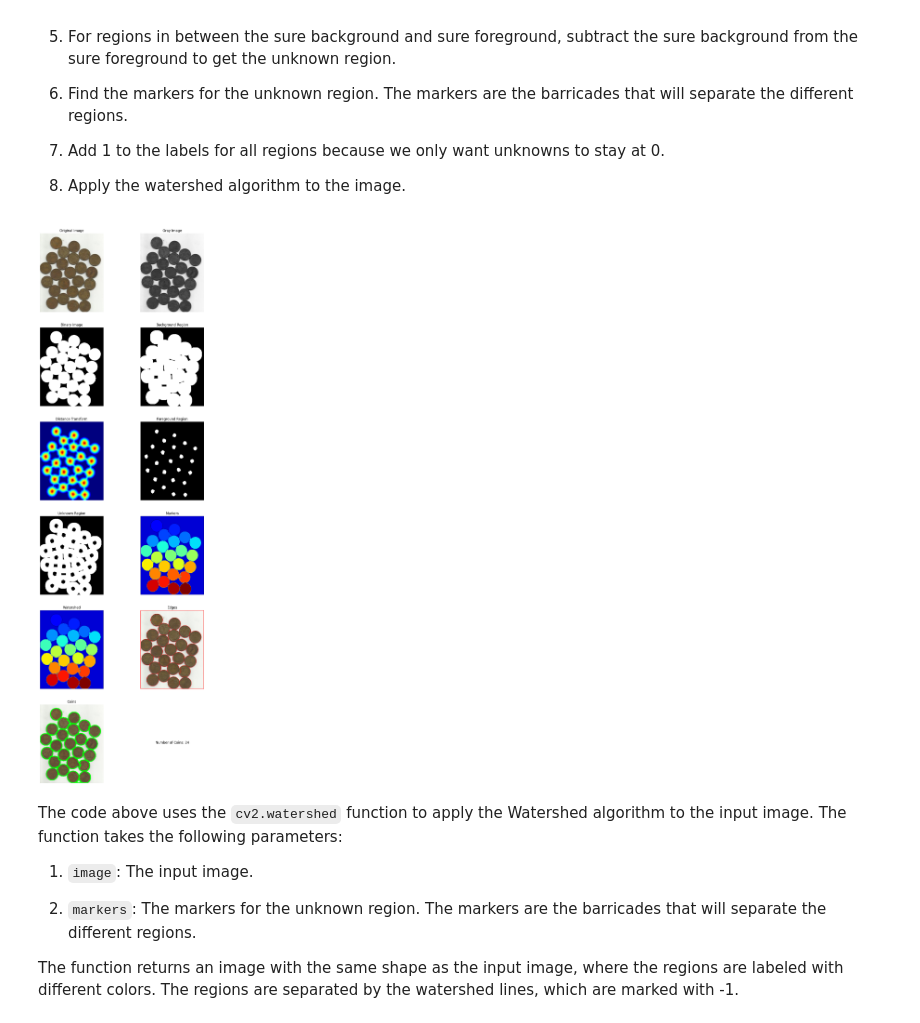
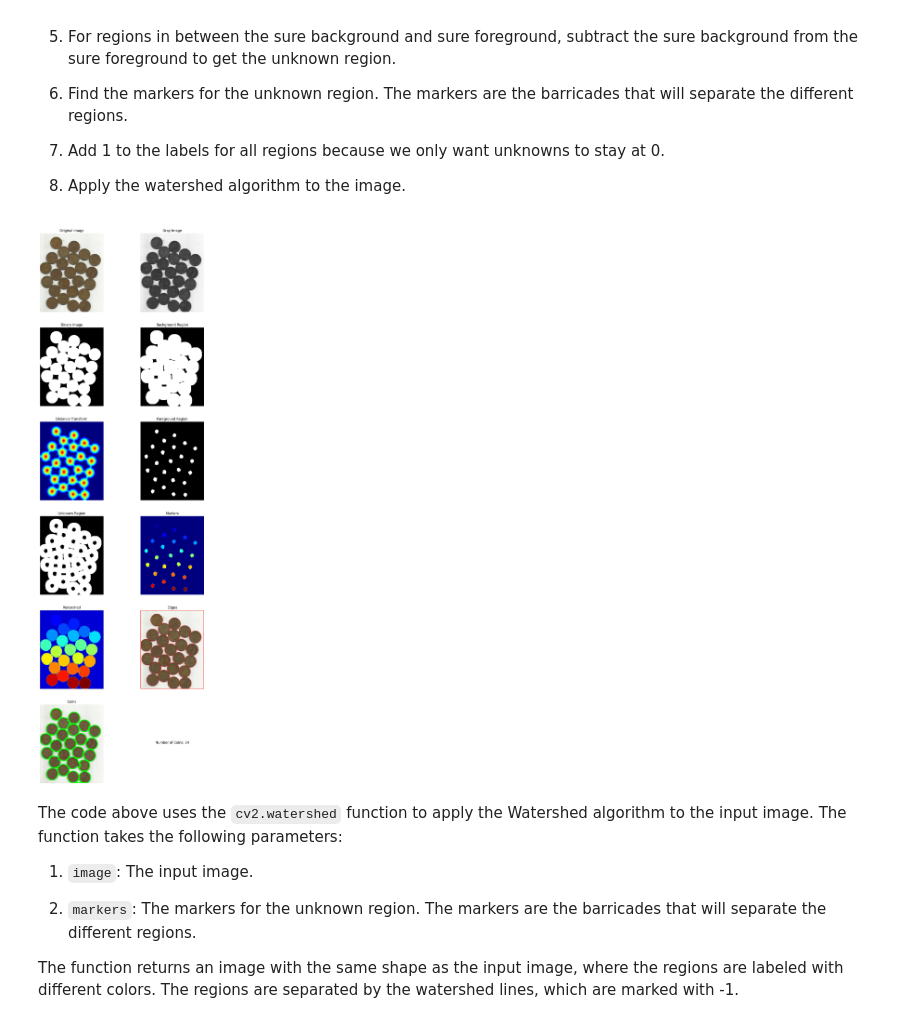
Before and after one commit to SorSU-Classroom/CS-314-Graphics-and-Visual-Computing, a Jupyter notebook: 14 - 15. Image Segmentation/14 - 15.1. Image Segmentation Techniques/14 - 15.1. Image Segmentation Techniques.ipynb, the cells around one changed output. Cells and saved outputs as stored; diff of their text form; code cells hidden in the pictures.

```diff
--- a/14 - 15. Image Segmentation/14 - 15.1. Image Segmentation Techniques/14 - 15.1. Image Segmentation Techniques.ipynb
+++ b/14 - 15. Image Segmentation/14 - 15.1. Image Segmentation Techniques/14 - 15.1. Image Segmentation Techniques.ipynb
@@ -215,6 +215,8 @@ markers = markers + 1
 
 # Label the unknown region as 0
 markers[unknown == 255] = 0
+
+markers_copy = markers.copy()
 
 # Apply the watershed algorithm
 watershed = cv2.watershed(input_image, markers)
@@ -287,36 +289,36 @@ plt.axis('off')
 
 # Display Markers
 plt.subplot(6, 2, 8)
-plt.imshow(markers, cmap='jet')
+plt.imshow(markers_copy, cmap='jet')
 plt.title("Markers")
 plt.axis('off')
 
 # Display Watershed
 plt.subplot(6, 2, 9)
 plt.imshow(watershed, cmap='jet')
 plt.title("Watershed")
 plt.axis('off')
 
 # Display Edges
 plt.subplot(6, 2, 10)
 plt.imshow(edges)
 plt.title("Edges")
 plt.axis('off')
 
 # Display Coins
 plt.subplot(6, 2, 11)
 plt.imshow(coins_image)
 plt.title("Coins")
 plt.axis('off')
 
 # Display Number of Coins
 plt.subplot(6, 2, 12)
 plt.text(0.5, 0.5, f"Number of Coins: {len(coins) - 1}", fontsize=12, ha='center')
 plt.axis('off')
 
 plt.show()
 # %% [output]
-[figure, old version]
+[figure, new version]
 # %% [markdown]
 The code above uses the `cv2.watershed` function to apply the Watershed
 algorithm to the input image. The function takes the following parameters:
```
Also changed, not shown: 1 other file.
